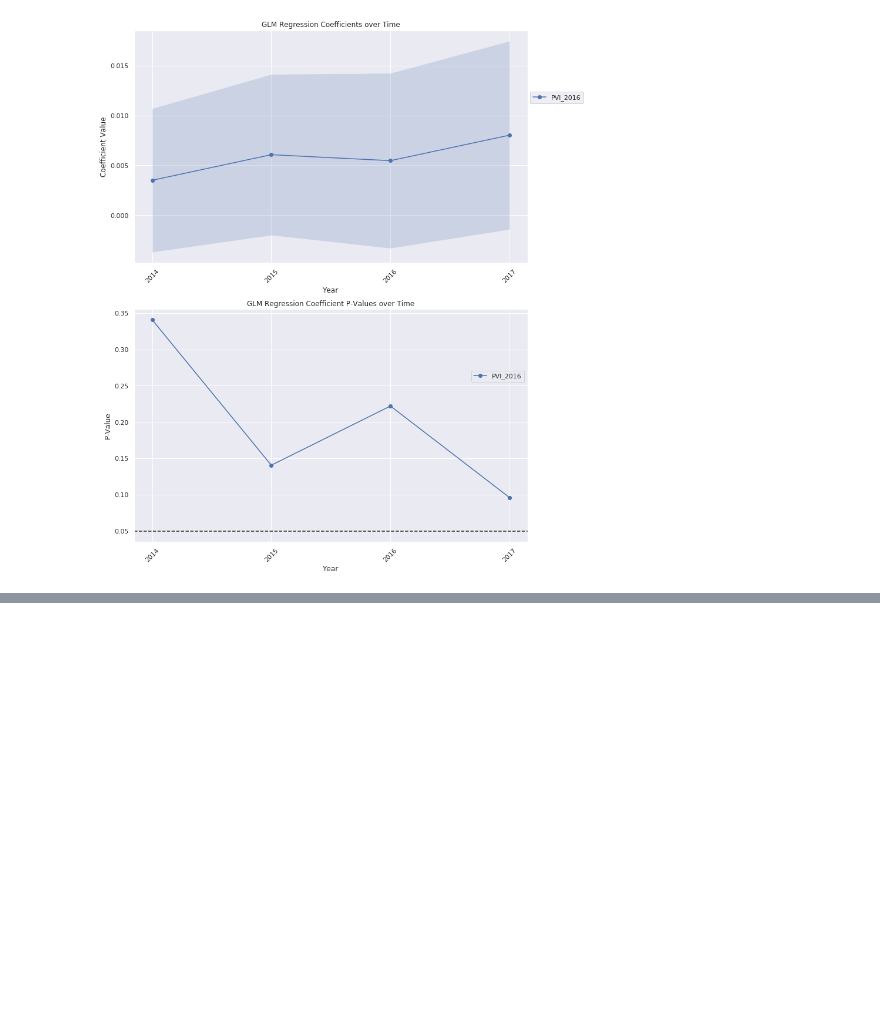
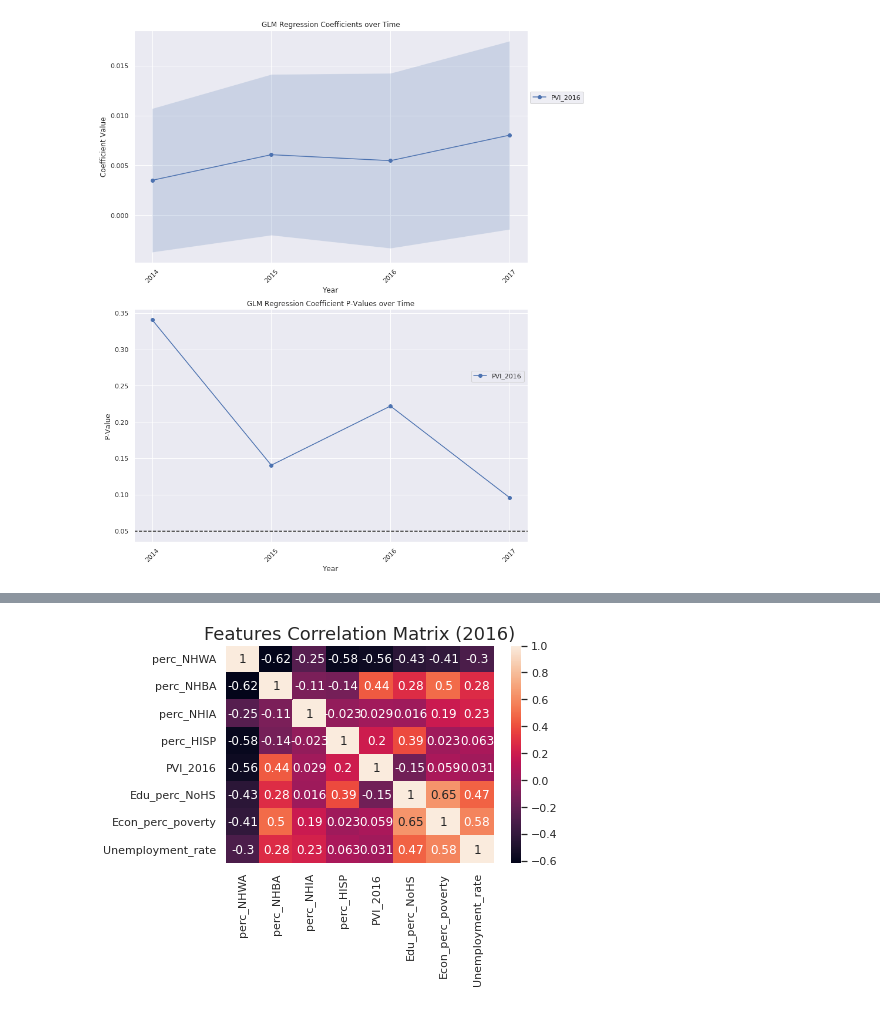
Before and after one commit to ryanbae89/gun-violence-uscounties, a Jupyter notebook: 3_results_visualization.ipynb, the cells around one changed output, grey strips where cells are left out. Cells and saved outputs as stored; diff of their text form; code cells hidden in the pictures; blank space fills up the shorter version.

```diff
--- a/3_results_visualization.ipynb
+++ b/3_results_visualization.ipynb
@@ -227,0 +262,4 @@ plot_coefficients(coeffs_full, features, save_filename)
+# %%
+plot_corr_matrix(2016, feature_cols)
+# %% [output]
+[figure, added]
```
Also changed, not shown: parts of 6 cells of this notebook, 6 other files.
